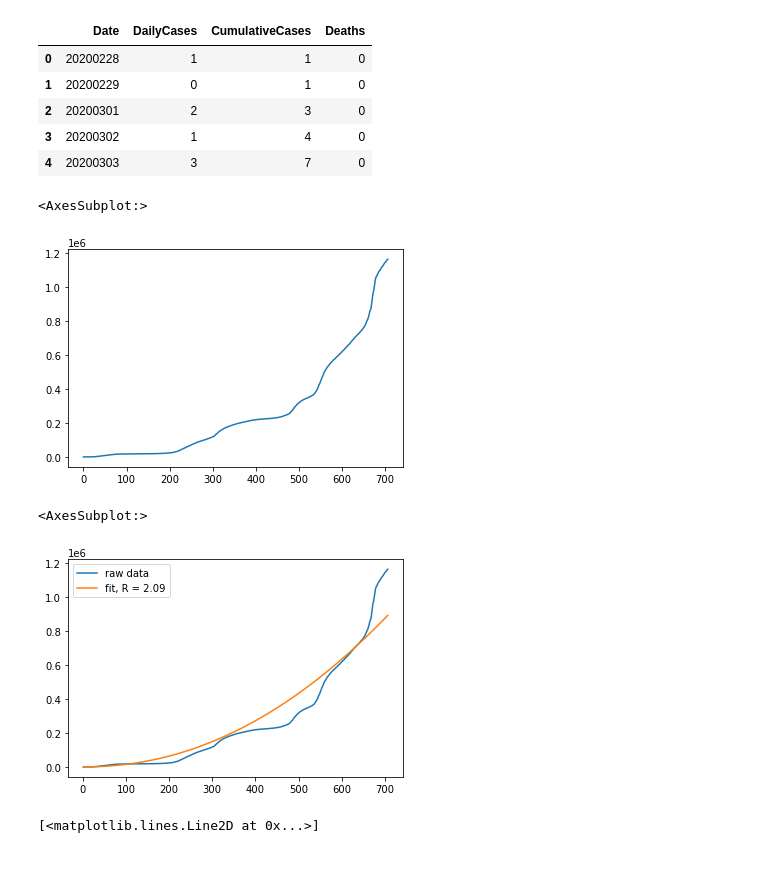
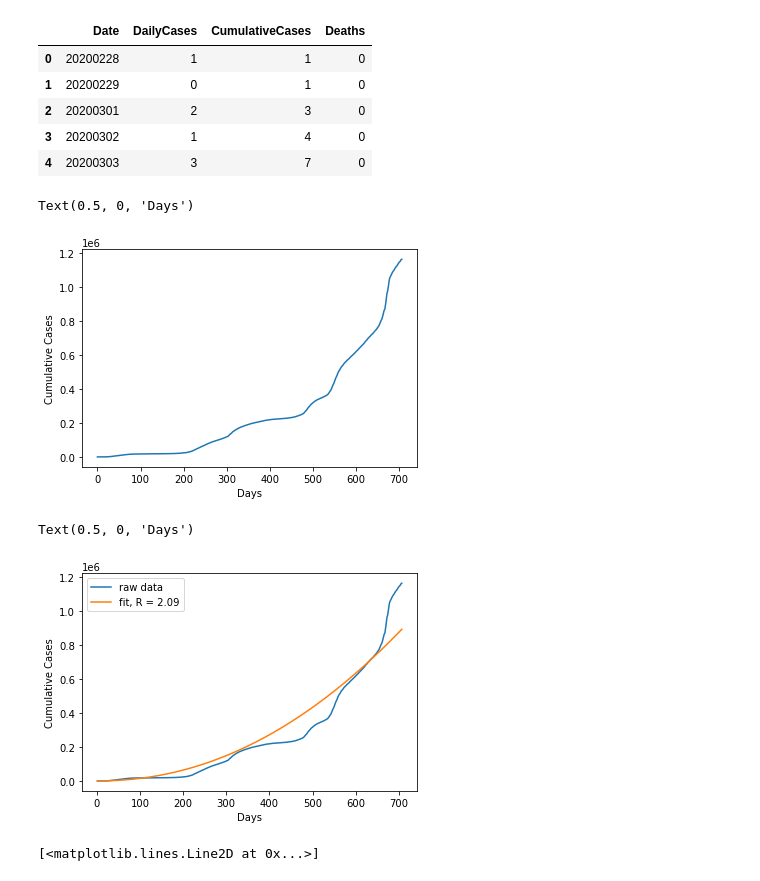
Before and after one commit to nataliemica/Covid-R-value, a Jupyter notebook: Covid_R_est.ipynb, the cells around one changed output. Drawn from its saved outputs; the diff is of its cells as text; code cells hidden in the pictures.

```diff
--- a/Covid_R_est.ipynb
+++ b/Covid_R_est.ipynb
@@ -46,21 +46,25 @@ covid_data.head()
 cases = covid_data['CumulativeCases'].values
 
 covid_data['CumulativeCases'].plot()
+plt.ylabel('Cumulative Cases')
+plt.xlabel('Days')
 # %% [output]
-<AxesSubplot:>
+Text(0.5, 0, 'Days')
-[figure, old version]
+[figure, new version]
 # %%
 x_data = np.arange(1,len(cases)+1)
 
 my_fit, params = curve_fit(y,x_data,cases)
 
 est_fit = list(y(x_data,my_fit))
 fit_DF = pd.DataFrame({'raw data':cases,'fit, R = %0.2f' %(my_fit):est_fit},index=x_data)
 
 fit_DF.plot()
+plt.ylabel('Cumulative Cases')
+plt.xlabel('Days')
 # %% [output]
-<AxesSubplot:>
+Text(0.5, 0, 'Days')
-[figure, old version]
+[figure, new version]
 # %%
 x, width = 0,10
 R_values = []
```
Also changed, not shown: parts of 8 cells of this notebook, 1 other file.
